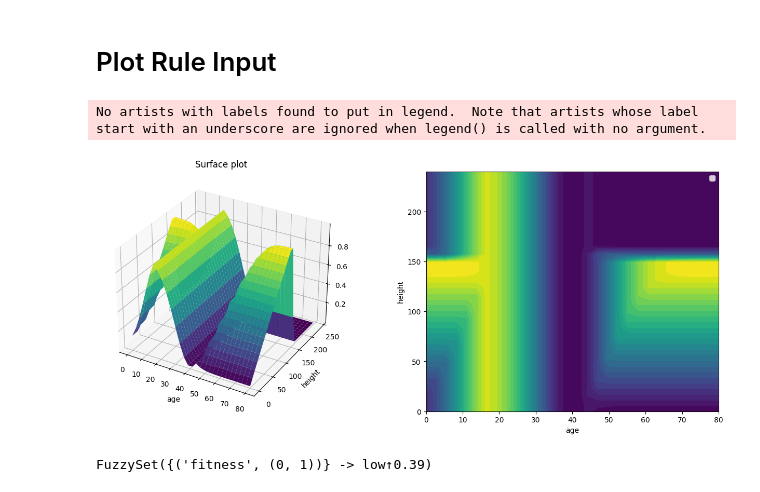
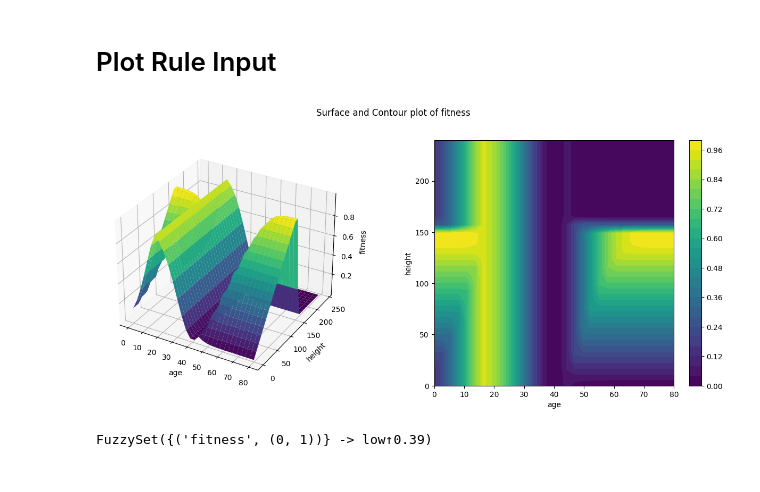
Before and after one commit to ManuelLerchner/AutoPas-FuzzyTuning-Bachelor-Thesis, a Jupyter notebook: notes/1-Testing/fuzzy-test/fuzzy-system-idea.ipynb, the cells around one changed output. Saved outputs shown, nothing was run; the diff lists cells and outputs as text; code cells hidden in the pictures.

Commit message:
improve plots

```diff
--- a/notes/1-Testing/fuzzy-test/fuzzy-system-idea.ipynb
+++ b/notes/1-Testing/fuzzy-test/fuzzy-system-idea.ipynb
@@ -305,6 +305,7 @@ def plot3D_surface(input_dimensions:set[CrispSet],function:callable, axesMap:dic
 
     nameX=axesMap['x']
     nameY=axesMap['y']
+    nameZ=axesMap['z']
 
     crisp_x=None
     crisp_y=None
@@ -329,15 +330,18 @@ def plot3D_surface(input_dimensions:set[CrispSet],function:callable, axesMap:dic
     axs['A'].remove()
     axs['A'] = fig.add_subplot(ss, projection='3d')
     axs['A'].plot_surface(X, Y, Z, cmap='viridis')
-    axs['A'].set_title("Surface plot")
     axs['A'].set_xlabel(nameX)
     axs['A'].set_ylabel(nameY)
+    axs['A'].set_zlabel(nameZ)
 
-    axs['B'].contourf(X, Y, Z, levels=contour_levels)
+
+    countour=axs['B'].contourf(X, Y, Z, levels=contour_levels)
     axs['B'].set_title
     axs['B'].set_xlabel(nameX)
     axs['B'].set_ylabel(nameY)
-    axs['B'].legend()
+
+    fig.suptitle(f"Surface and Contour plot of {nameZ}")
+    fig.colorbar(countour, ax=axs['B'])
 
     return fig
 # %% [markdown]
@@ -345,10 +349,9 @@ def plot3D_surface(input_dimensions:set[CrispSet],function:callable, axesMap:dic
 # %%
 rule1= FuzzyRule(((age=="young") | (height=="short")) & (~(age=="middle")), fitness=="low")
 # %%
-plot3D_surface(rule1.antecedent.getAllCrispSets(),rule1.antecedent.function, {"x": "age", "y": "height"},mesh=30, contour_levels=30);
+plot3D_surface(rule1.antecedent.getAllCrispSets(),rule1.antecedent.function, {"x": "age", "y": "height","z":"fitness"},mesh=30, contour_levels=30);
 # %% [output]
-No artists with labels found to put in legend.  Note that artists whose label start with an underscore are ignored when legend() is called with no argument.
-[figure, old version]
+[figure, new version]
 # %%
 output1=rule1.apply({"age": 30, "height": 75})
 
```
Also changed, not shown: parts of 2 cells of this notebook.
